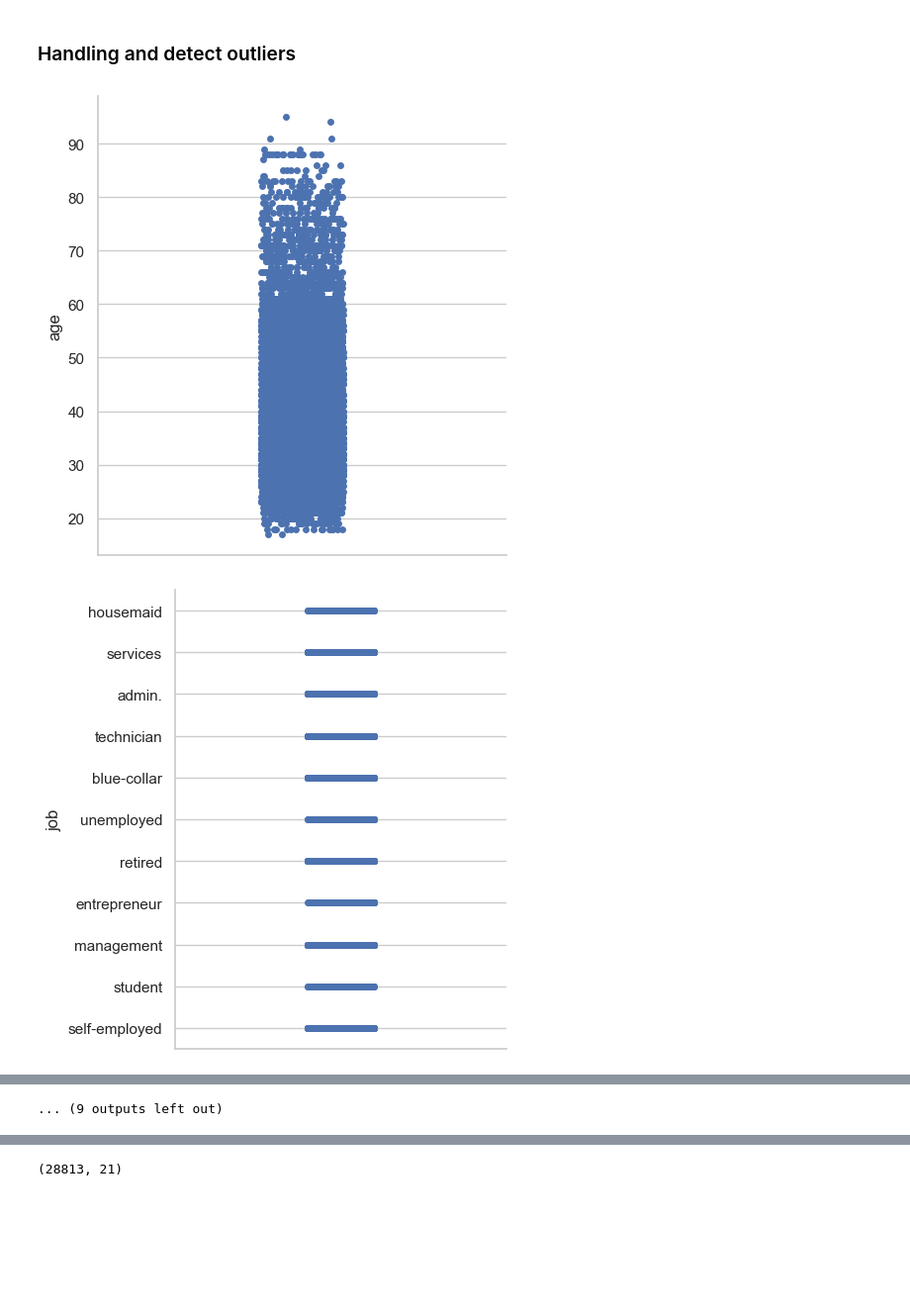
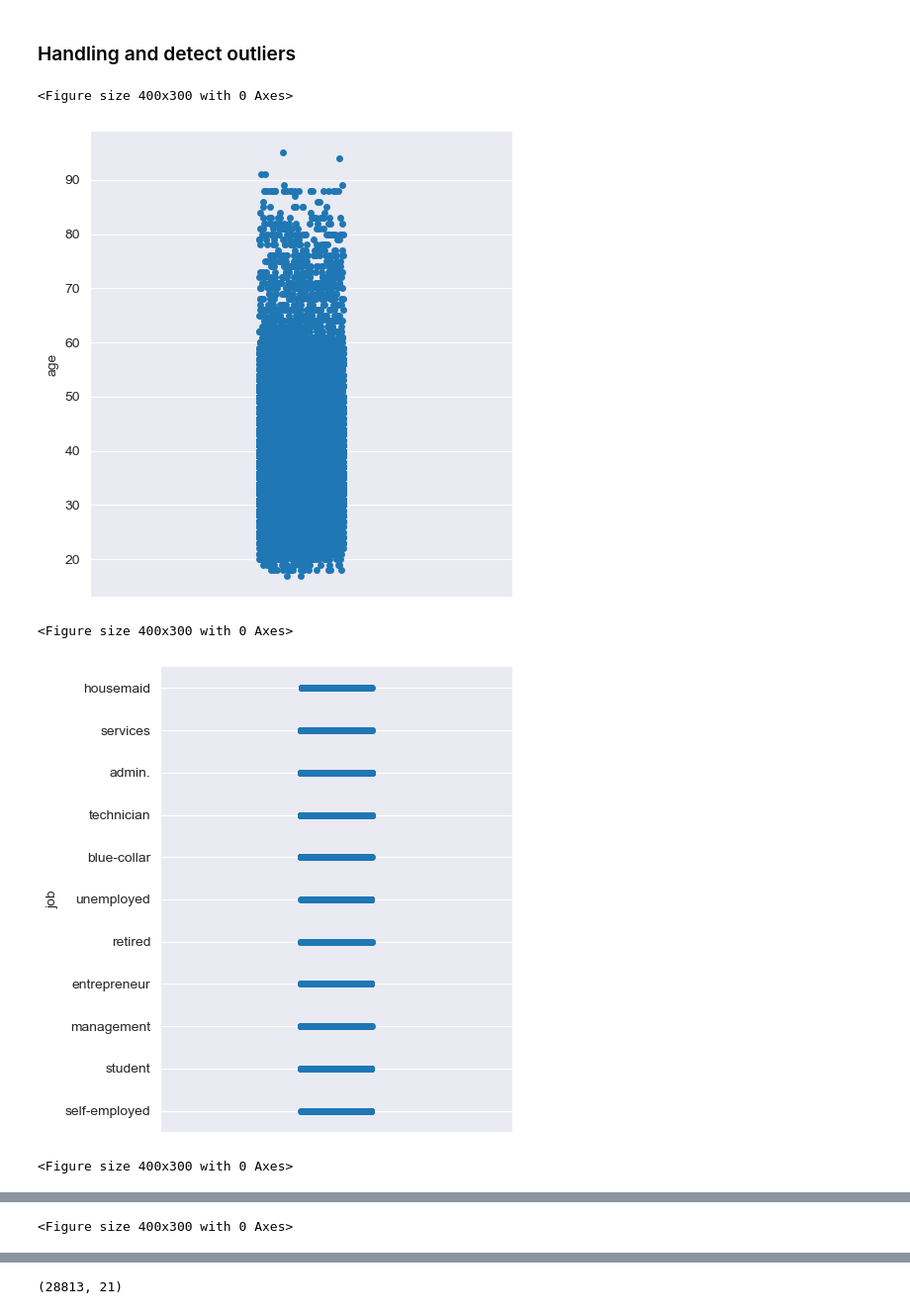
Before and after one commit to batuhanozzer/bankMarketing, a Jupyter notebook: ceng474_BankMarketing.ipynb, the cells around one changed output, grey strips where cells are left out. Shown at 99% size. Cells and saved outputs as stored; diff of their text form; code cells hidden in the pictures; blank space fills up the shorter version.

```diff
--- a/ceng474_BankMarketing.ipynb
+++ b/ceng474_BankMarketing.ipynb
@@ -102,14 +99,0 @@ y: 2
-# %%
-# Get a list of columns with string values
-categorical_columns = dataset_copy.select_dtypes(include=['object']).columns.tolist()
-
-# Set the figure size and style
-sns.set(style="whitegrid")
-
-# Iterate through each categorical column and create count plots
-for column in categorical_columns:
-    plt.figure(figsize=(4, 2))
-    sns.countplot(x=column, data=dataset_copy)
-    plt.title(f"Countplot of {column}")
-    plt.xticks(rotation=45)
-    plt.show()
@@ -129,7 +101,11 @@ for column in categorical_columns:
 ### Handling and detect outliers
 # %%
 for col in dataset_copy.columns:
+    plt.figure(figsize=(4, 3))
     sns.catplot(dataset_copy[col])
 # %% [output]
+<Figure size 400x300 with 0 Axes>
-[figure, old version]
+[figure, new version]
+<Figure size 400x300 with 0 Axes>
-[figure, old version]
+[figure, new version]
+<Figure size 400x300 with 0 Axes>
@@ -136,0 +113 @@ for col in dataset_copy.columns:
+<Figure size 400x300 with 0 Axes>
@@ -146 +118,0 @@ for col in dataset_copy.columns:
-... (9 outputs left out)
```
Also changed, not shown: parts of 12 cells of this notebook.
